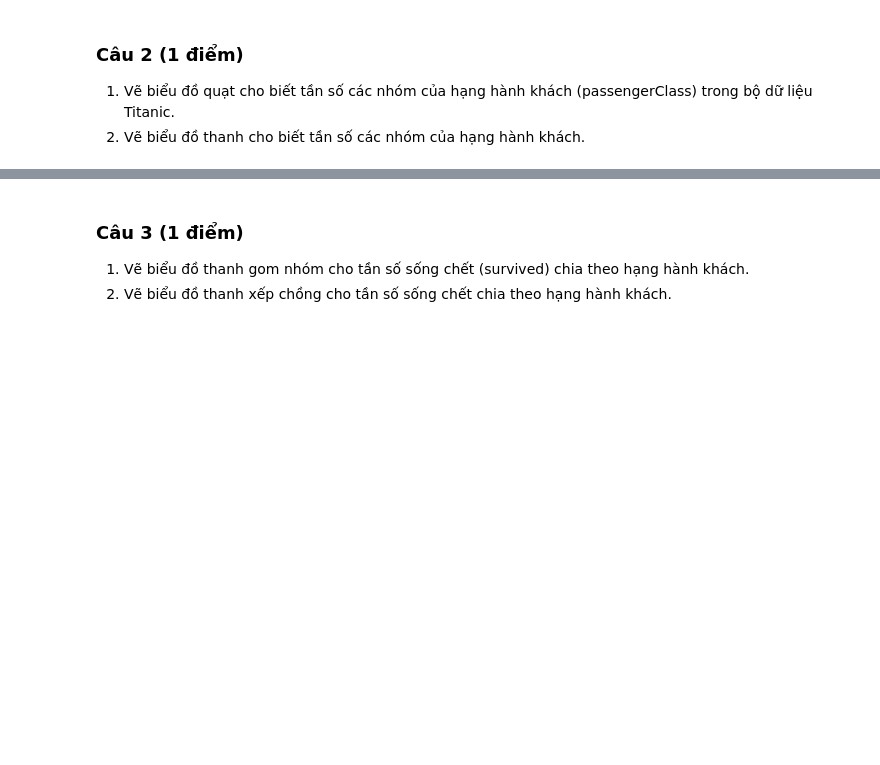
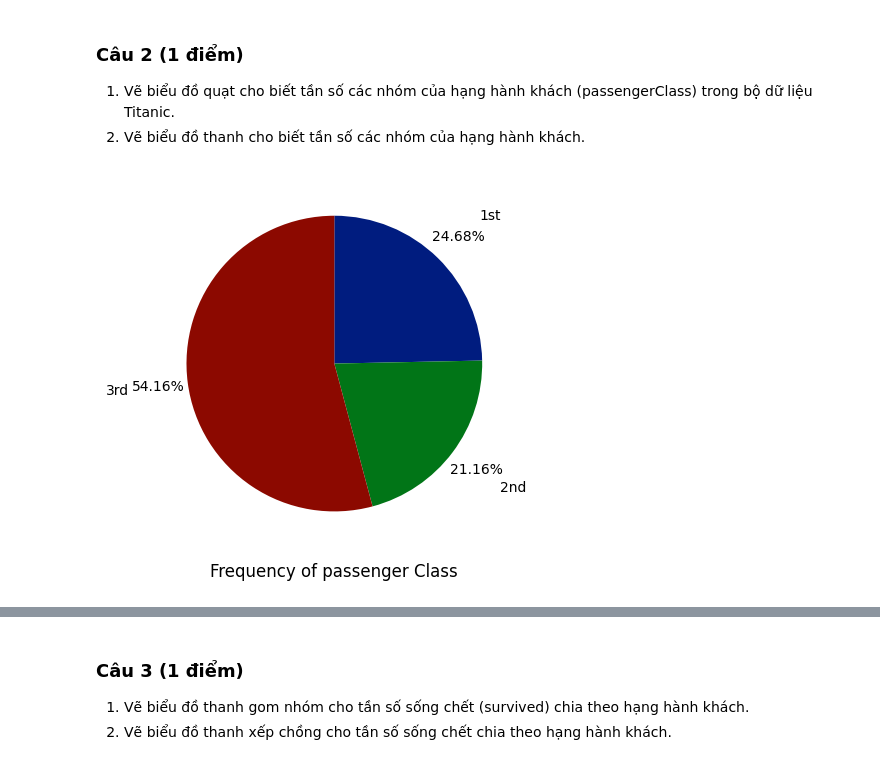
Before and after one commit to maidinhthaison/TKMT, a Jupyter notebook: 20810229_bt3.ipynb, the cells around one changed output, grey strips where cells are left out. Saved outputs shown, nothing was run; the diff lists cells and outputs as text; code cells hidden in the pictures; blank space fills up the shorter version.

Commit message:
modifying from colab

```diff
--- a/20810229_bt3.ipynb
+++ b/20810229_bt3.ipynb
@@ -86,0 +86,5 @@ titanic
+# %%
+#titanic = pd.read_csv("TitanicSurvival.csv")
+titanic = pd.read_csv("/content/drive/My Drive/Colab Notebooks/TKMT/TitanicSurvival.csv")
+
+titanic
@@ -142,3 +160,20 @@ Name: survived, dtype: object
 
 1. Vẽ biểu đồ quạt cho biết tần số các nhóm của hạng hành khách (passengerClass) trong bộ dữ liệu Titanic.
 1. Vẽ biểu đồ thanh cho biết tần số các nhóm của hạng hành khách.
+# %%
+plt.style.use("seaborn-v0_8-dark-palette")
+# %%
+uniquePassengerClass= titanic["passengerClass"].unique()
+totalPassengerClass = titanic['passengerClass'].count()
+# %%
+
+passengerClass= []
+for i in uniquePassengerClass:
+  item= titanic.loc[titanic['passengerClass'] == i]
+  passengerClass.append(item)
+values_pie = [x['passengerClass'].count()/totalPassengerClass * 100 for x in passengerClass]
+plt.pie(values_pie, labels=uniquePassengerClass, startangle=90,autopct= '%.2f%%', counterclock=False, pctdistance=1.2, labeldistance=1.4)
+plt.title("Frequency of passenger Class", y=-0.1)
+plt.show()
+# %% [output]
+[figure, added]
```
Also changed, not shown: parts of 39 cells of this notebook, 3 other files.
